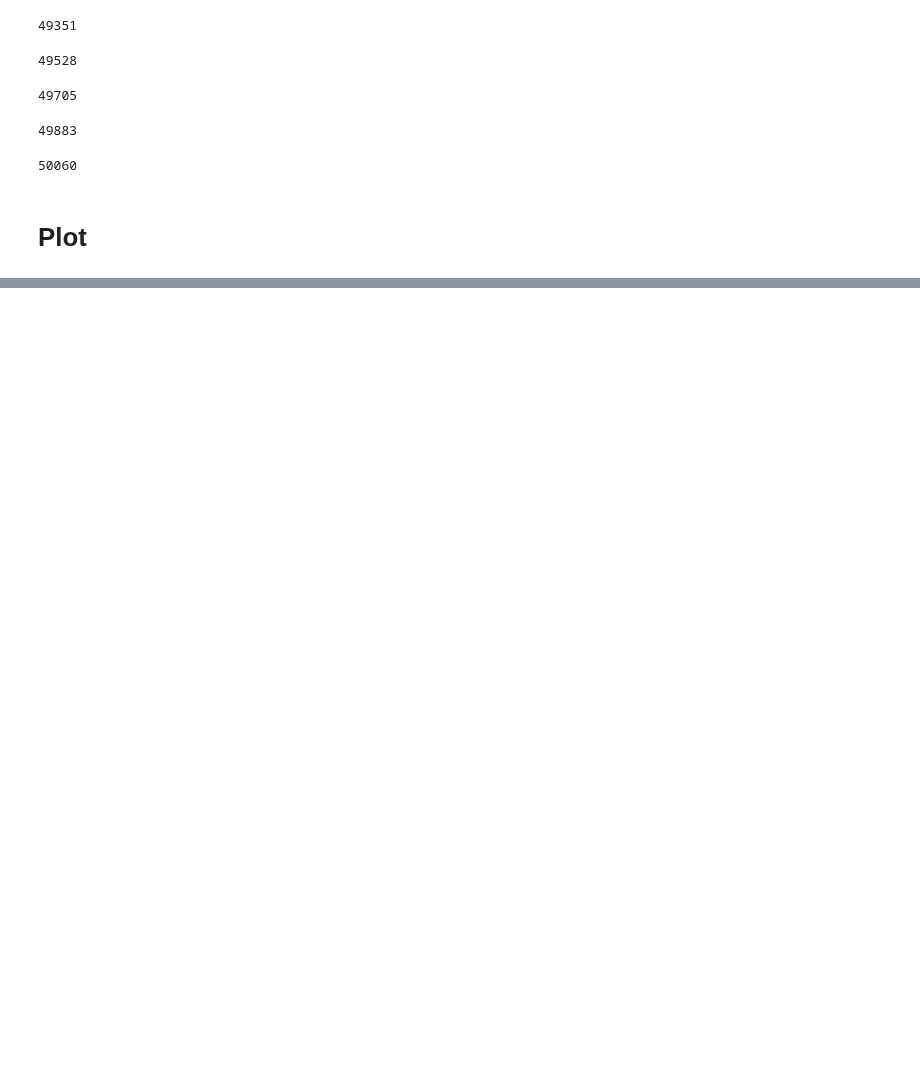
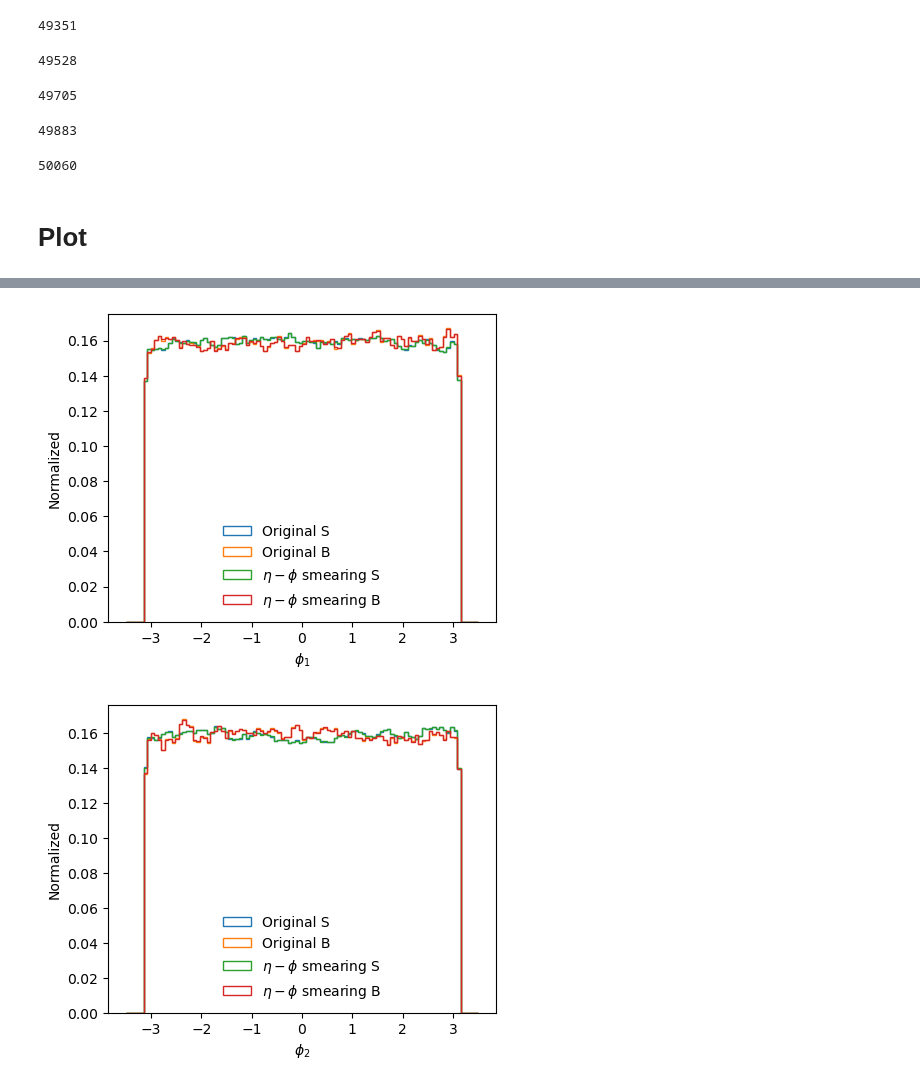
Before and after one commit to r10222035/data_augmentation, a Jupyter notebook: Sample/physical_augmentation_h5.ipynb, the cells around one changed output, grey strips where cells are left out. Drawn from its saved outputs; the diff is of its cells as text; code cells hidden in the pictures; blank space fills up the shorter version.

```diff
--- a/Sample/physical_augmentation_h5.ipynb
+++ b/Sample/physical_augmentation_h5.ipynb
@@ -172,0 +217,55 @@ plt.show()
+# %%
+with h5py.File('./HVmodel/data/DA/signal.h5', 'r') as f:
+    M1, M2 = f['J1/MASK'][:], f['J2/MASK'][:]
+    phi1_ori_s = np.concatenate([row[:M1[i].sum()] for i, row in enumerate(f['J1/phi'][:])])
+    phi2_ori_s = np.concatenate([row[:M2[i].sum()] for i, row in enumerate(f['J2/phi'][:])])
+
+with h5py.File('./HVmodel/data/DA/signal_aug_1.h5', 'r') as f:
+    M1, M2 = f['J1/MASK'][:], f['J2/MASK'][:]
+    phi1_aug_s = np.concatenate([row[:M1[i].sum()] for i, row in enumerate(f['J1/phi'][:])])
+    phi2_aug_s = np.concatenate([row[:M2[i].sum()] for i, row in enumerate(f['J2/phi'][:])])
+
+with h5py.File('./HVmodel/data/DA/background.h5', 'r') as f:
+    M1, M2 = f['J1/MASK'][:], f['J2/MASK'][:]
+    phi1_ori_b = np.concatenate([row[:M1[i].sum()] for i, row in enumerate(f['J1/phi'][:])])
+    phi2_ori_b = np.concatenate([row[:M2[i].sum()] for i, row in enumerate(f['J2/phi'][:])])
+
+with h5py.File('./HVmodel/data/DA/background_aug_1.h5', 'r') as f:
+    M1, M2 = f['J1/MASK'][:], f['J2/MASK'][:]
+    phi1_aug_b = np.concatenate([row[:M1[i].sum()] for i, row in enumerate(f['J1/phi'][:])])
+    phi2_aug_b = np.concatenate([row[:M2[i].sum()] for i, row in enumerate(f['J2/phi'][:])])
+# %%
+fig, ax = plt.subplots(1,1, figsize=(5,4))
+
+ax.hist(phi1_ori_s, bins=100, range=(-3.5, 3.5), histtype='step', label='Original S', density=True)
+ax.hist(phi1_ori_b, bins=100, range=(-3.5, 3.5), histtype='step', label='Original B', density=True)
+ax.hist(phi1_aug_s, bins=100, range=(-3.5, 3.5), histtype='step', label='$\eta - \phi$ smearing S', density=True)
+ax.hist(phi1_aug_b, bins=100, range=(-3.5, 3.5), histtype='step', label='$\eta - \phi$ smearing B', density=True)
+
+ax.legend()
+ax.set_xlabel('$\phi_1$')
+ax.set_ylabel('Normalized')
+# ax.set_ylim(0, 0.25)
+ax.legend(frameon=False, loc='lower center')
+
+plt.savefig('../figures/hv_model_phi1_distribution_eta_phi_smearing.pdf', dpi=300, facecolor='White', bbox_inches='tight')
+plt.show()
+
+fig, ax = plt.subplots(1,1, figsize=(5,4))
+
+ax.hist(phi2_ori_s, bins=100, range=(-3.5, 3.5), histtype='step', label='Original S', density=True)
+ax.hist(phi2_ori_b, bins=100, range=(-3.5, 3.5), histtype='step', label='Original B', density=True)
+ax.hist(phi2_aug_s, bins=100, range=(-3.5, 3.5), histtype='step', label='$\eta - \phi$ smearing S', density=True)
+ax.hist(phi2_aug_b, bins=100, range=(-3.5, 3.5), histtype='step', label='$\eta - \phi$ smearing B', density=True)
+
+ax.legend()
+ax.set_xlabel('$\phi_2$')
+ax.set_ylabel('Normalized')
+# ax.set_ylim(0, 0.25)
+ax.legend(frameon=False, loc='lower center')
+
+plt.savefig('../figures/hv_model_phi2_distribution_eta_phi_smearing.pdf', dpi=300, facecolor='White', bbox_inches='tight')
+plt.show()
+# %% [output]
+[figure, added]
+[figure, added]
```
Also changed, not shown: parts of 6 cells of this notebook, 5 other files.
